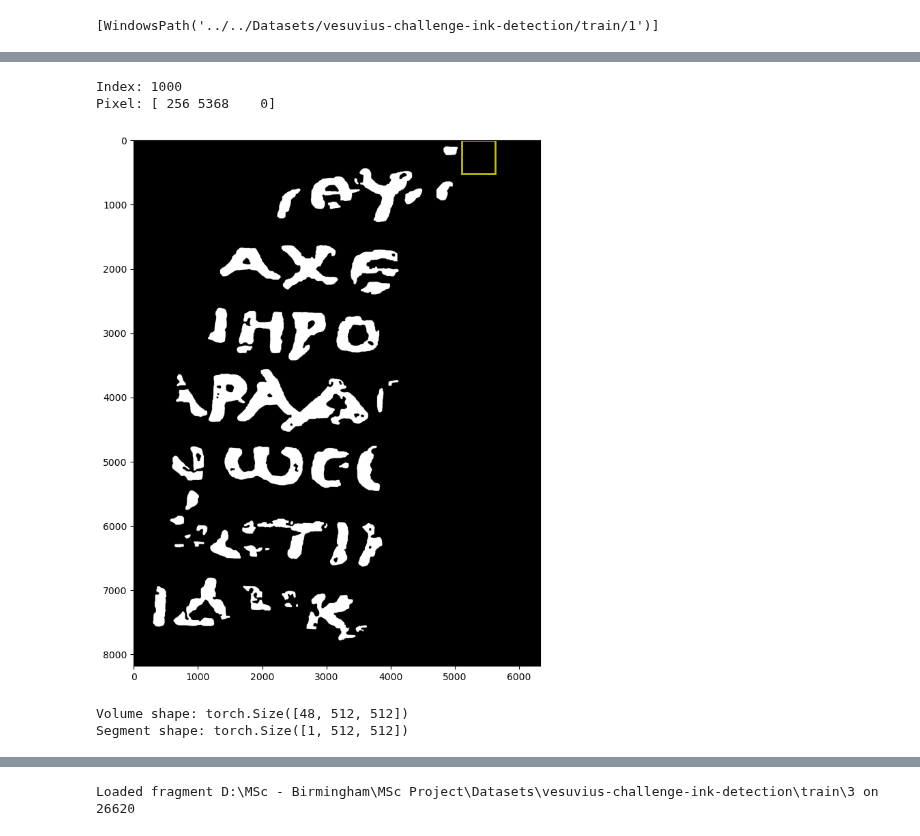
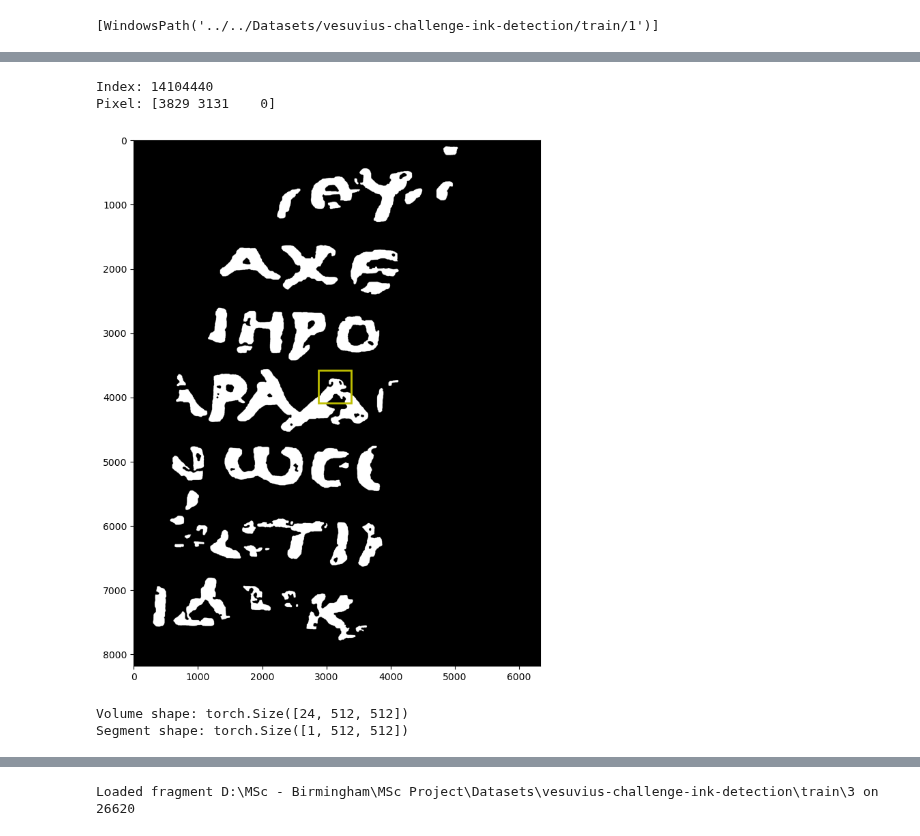
Before and after one commit to Wishmitha/Vesuvius, a Jupyter notebook: ink_detection/ink_detection_unet_pytorch_inbuilt_crops.ipynb, the cells around one changed output, grey strips where cells are left out. Drawn from its saved outputs; the diff is of its cells as text; code cells hidden in the pictures.

```diff
--- a/ink_detection/ink_detection_unet_pytorch_inbuilt_crops.ipynb
+++ b/ink_detection/ink_detection_unet_pytorch_inbuilt_crops.ipynb
@@ -68,7 +68,7 @@ volume_paths = [VESUVIUS_DATA_PATH+'1/surface_volume/',VESUVIUS_DATA_PATH+'2/sur
 seg_paths = [VESUVIUS_DATA_PATH+'1/inkLabels.png',VESUVIUS_DATA_PATH+'2/inkLabels.png',VESUVIUS_DATA_PATH+'3/inkLabels.png']
 mask_paths = [VESUVIUS_DATA_PATH+'1/mask.png',VESUVIUS_DATA_PATH+'2/mask.png',VESUVIUS_DATA_PATH+'3/mask.png']
 
-voxel_size = (48, 512, 512)
+voxel_size = (24, 512, 512)
 # %%
 class FragmentDataset(Dataset):
     def __init__(self, fragments: List[Path], voxel_shape: Tuple[int, int, int],load_inklabels: bool = True,filter_edge_pixels: bool = False,):
@@ -244,10 +244,10 @@ Wall time: 15.3 s
 # %%
-idx = 1000
+idx = 28208880//2
 train_dset.plot_label(idx, figsize=(16, 10))
 # %% [output]
-Index: 1000
-Pixel: [ 256 5368    0]
+Index: 14104440
+Pixel: [3829 3131    0]
-[figure, old version]
+[figure, new version]
 # %%
 # Get an item from the dataset
 volume, label = train_dset[idx]
@@ -256,5 +256,5 @@ volume, label = train_dset[idx]
 print("Volume shape:", volume.shape)
 print("Segment shape:", label.shape)
 # %% [output]
-Volume shape: torch.Size([48, 512, 512])
+Volume shape: torch.Size([24, 512, 512])
 Segment shape: torch.Size([1, 512, 512])
```
Also changed, not shown: parts of 8 cells of this notebook, 5 other files.
